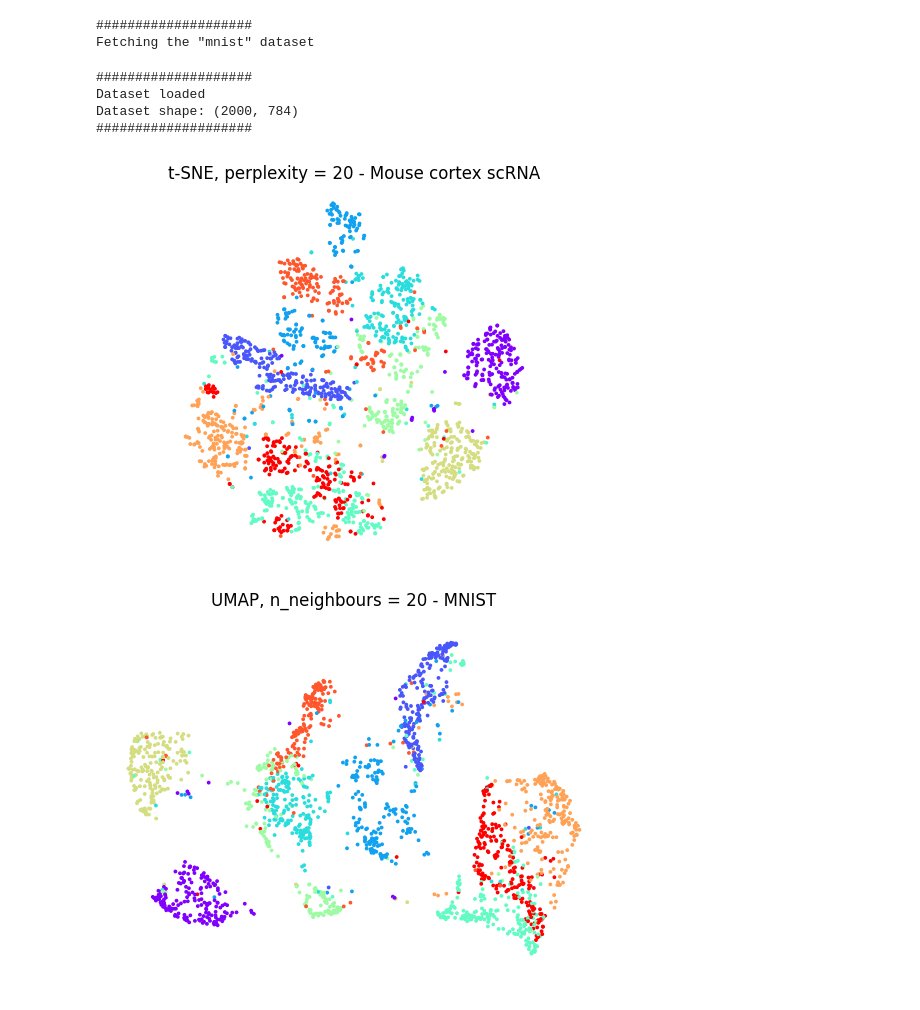
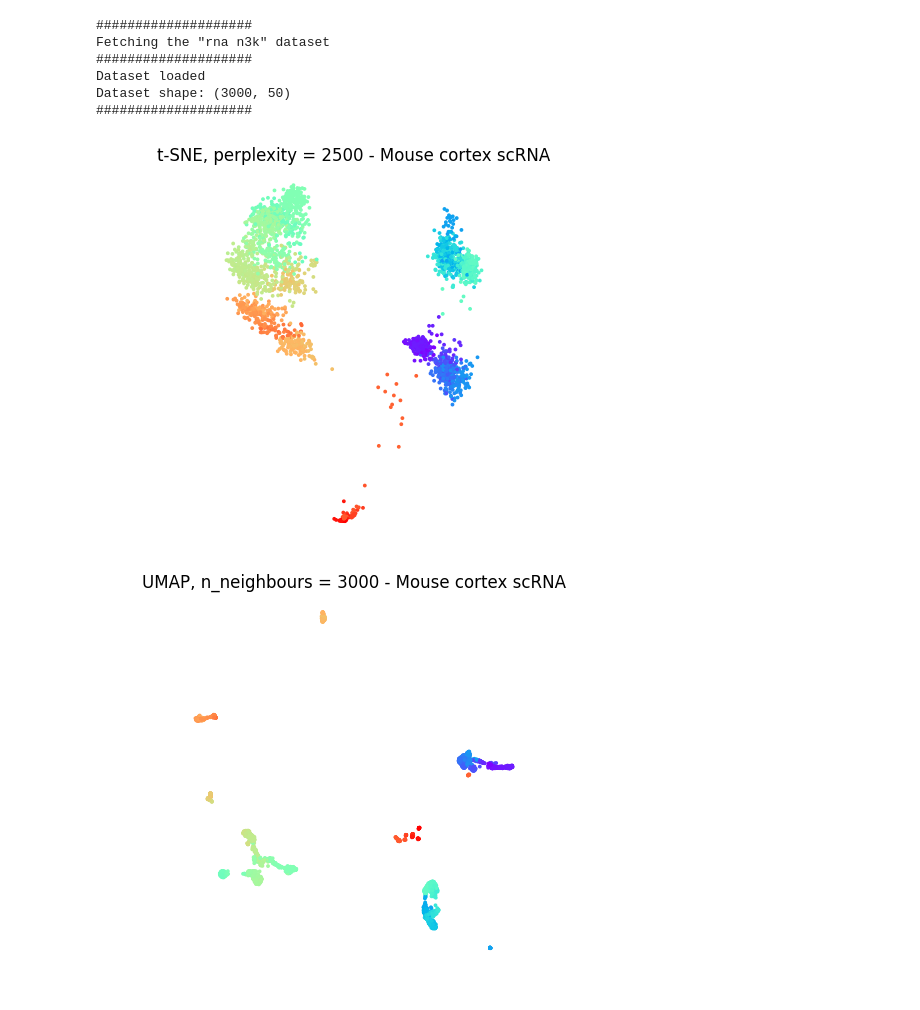
Before and after one commit to Jan961/2095736w, a Jupyter notebook: experiments/globe_and_tsne_umap_compare/umap_tsne.ipynb, the cells around one changed output. Cells and saved outputs as stored; diff of their text form; code cells hidden in the pictures.

```diff
--- a/experiments/globe_and_tsne_umap_compare/umap_tsne.ipynb
+++ b/experiments/globe_and_tsne_umap_compare/umap_tsne.ipynb
@@ -16,21 +16,21 @@ from hdimvis.metrics.distance_measures.euclidian_and_manhattan import euclidean,
 from hdimvis.data_fetchers.DataFetcher import DataFetcher
 from pathlib import Path
 # %%
-dataset = DataFetcher.fetch_data(" mnist", size=2000)
+dataset = DataFetcher.fetch_data("rna N3k")
 # %% [output]
 ####################
-Fetching the "mnist" dataset
+Fetching the "rna n3k" dataset
+####################
+Dataset loaded
+Dataset shape: (3000, 50)
+####################
-####################
-Dataset loaded
-Dataset shape: (2000, 784)
-####################
 # %%
-embedding_tsne = TSNE(n_components=2, perplexity=20).fit_transform(dataset.data)
-show_layout(positions=embedding_tsne, labels=dataset.labels, title="t-SNE, perplexity = 20 - Mouse cortex scRNA")
+embedding_tsne = TSNE(n_components=2, perplexity=2500).fit_transform(dataset.data)
+show_layout(positions=embedding_tsne, labels=dataset.labels, title="t-SNE, perplexity = 2500 - Mouse cortex scRNA")
 # %% [output]
-[figure, old version]
+[figure, new version]
 # %%
-embedding_umap = umap.UMAP(n_neighbors=20).fit_transform(dataset.data)
-show_layout(positions=embedding_umap, labels=dataset.labels, title="UMAP, n_neighbours = 20 - MNIST")
+embedding_umap = umap.UMAP(n_neighbors=3000).fit_transform(dataset.data)
+show_layout(positions=embedding_umap, labels=dataset.labels, title="UMAP, n_neighbours = 3000 - Mouse cortex scRNA")
 # %% [output]
-[figure, old version]
+[figure, new version]
```
Also changed, not shown: 9 other files.
